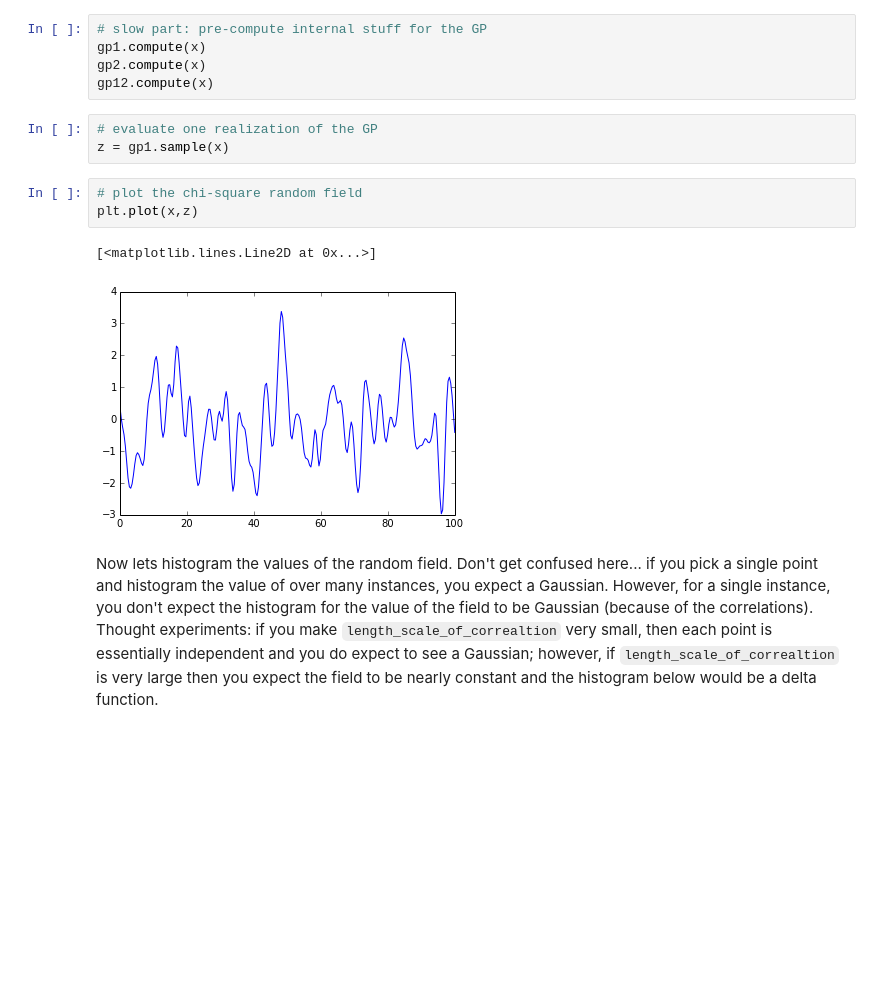
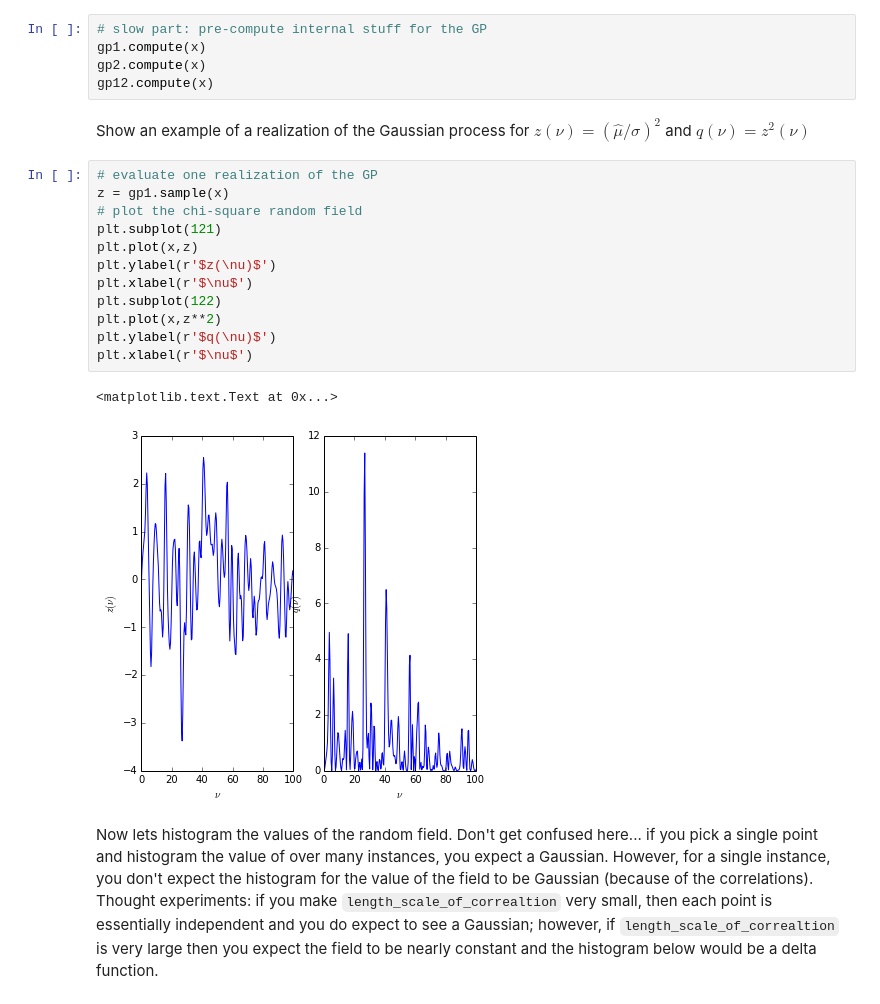
Before and after one commit to cranmer/look-elsewhere-2d, a Jupyter notebook: two-experiment-lee.ipynb, the cells around one changed output. Cells and saved outputs as stored; diff of their text form; blank space fills up the shorter version.

```diff
--- a/two-experiment-lee.ipynb
+++ b/two-experiment-lee.ipynb
@@ -132,15 +121,23 @@ x = np.linspace(0,100,n_scan_points)
 gp1.compute(x)
 gp2.compute(x)
 gp12.compute(x)
-# %%
-# evaluate one realization of the GP
-z = gp1.sample(x)
-# %%
-# plot the chi-square random field
-plt.plot(x,z)
-# %% [output]
-[<matplotlib.lines.Line2D at 0x...>]
-[figure, removed]
+# %% [markdown]
+Show an example of a realization of the Gaussian process for $z(\nu) = (\hat{\mu}/\sigma)^2$ and $q(\nu) = z^2(\nu)$
+# %%
+# evaluate one realization of the GP
+z = gp1.sample(x)
+# plot the chi-square random field
+plt.subplot(121)
+plt.plot(x,z)
+plt.ylabel(r'$z(\nu)$')
+plt.xlabel(r'$\nu$')
+plt.subplot(122)
+plt.plot(x,z**2)
+plt.ylabel(r'$q(\nu)$')
+plt.xlabel(r'$\nu$')
+# %% [output]
+<matplotlib.text.Text at 0x...>
+[figure, added]
 # %% [markdown]
 Now lets histogram the values of the random field.
 Don't get confused here... if you pick a single point and histogram the value of over many instances, you expect a Gaussian. However, for a single instance, you don't expect the histogram for the value of the field to be Gaussian (because of the correlations). Thought experiments: if you make `length_scale_of_correaltion` very small, then each point is essentially independent and you do expect to see a Gaussian; however, if `length_scale_of_correaltion` is very large then you expect the field to be nearly constant and the histogram below would be a delta function.
```
Also changed, not shown: parts of 34 cells of this notebook.
